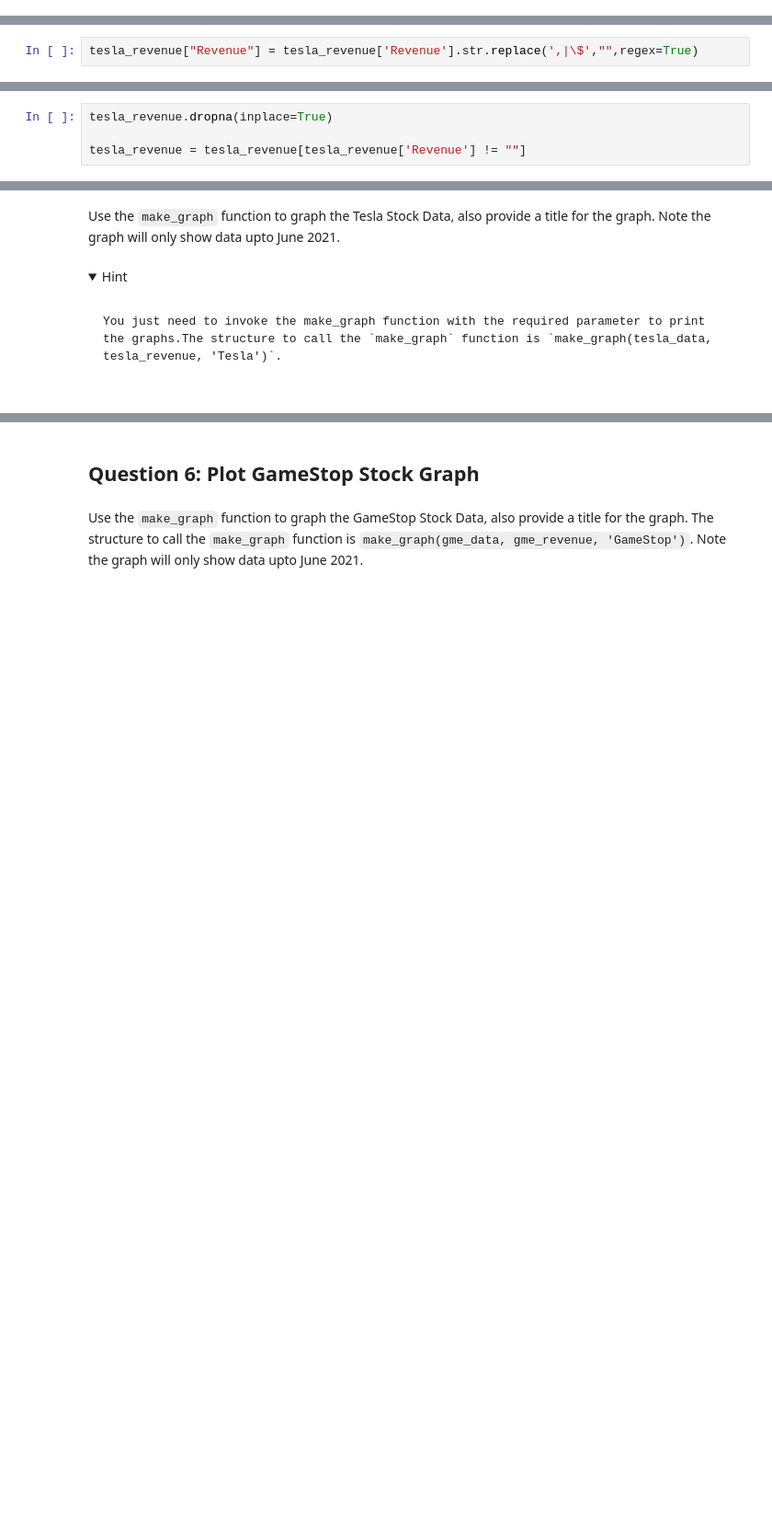
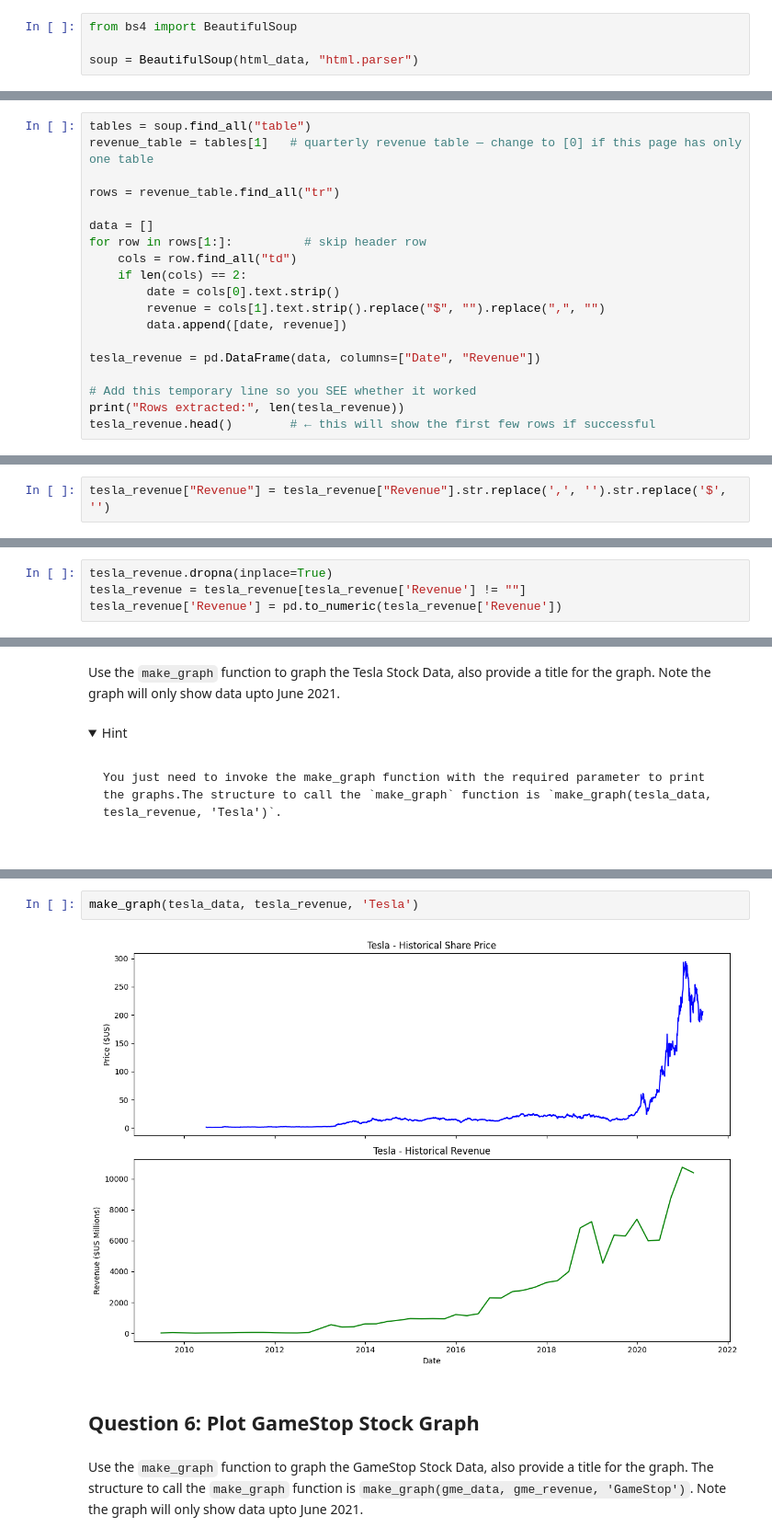
Before and after one commit to frinkinson/Data-Science, a Jupyter notebook: Revenue Data and Building a Dashboard.ipynb, the cells around one changed output, grey strips where cells are left out. Shown at 92% size. Drawn from its saved outputs; the diff is of its cells as text; folded sections open; blank space fills up the shorter version.

````diff
--- a/Revenue Data and Building a Dashboard.ipynb
+++ b/Revenue Data and Building a Dashboard.ipynb
@@ -93,5 +154,9 @@ Use the `requests` library to download the webpage https://cf-courses-data.s3.us
 # %% [markdown]
 Parse the html data using `beautiful_soup` using parser i.e `html5lib` or `html.parser`.
+# %%
+from bs4 import BeautifulSoup
+
+soup = BeautifulSoup(html_data, "html.parser")
 # %% [markdown]
 Using `BeautifulSoup` or the `read_html` function extract the table with `Tesla Revenue` and store it into a dataframe named `tesla_revenue`. The dataframe should have columns `Date` and `Revenue`.
 # %% [markdown]
@@ -125,3 +190,22 @@ We are focusing on quarterly revenue in the lab.
 ```
 
 </details>
+# %%
+tables = soup.find_all("table")
+revenue_table = tables[1]   # quarterly revenue table — change to [0] if this page has only one table
+
+rows = revenue_table.find_all("tr")
+
+data = []
+for row in rows[1:]:          # skip header row
+    cols = row.find_all("td")
+    if len(cols) == 2:
+        date = cols[0].text.strip()
+        revenue = cols[1].text.strip().replace("$", "").replace(",", "")
+        data.append([date, revenue])
+
+tesla_revenue = pd.DataFrame(data, columns=["Date", "Revenue"])
+
+# Add this temporary line so you SEE whether it worked
+print("Rows extracted:", len(tesla_revenue))
+tesla_revenue.head()        # ← this will show the first few rows if successful
@@ -128,12 +220,12 @@ We are focusing on quarterly revenue in the lab.
 # %% [markdown]
 Execute the following line to remove the comma and dollar sign from the `Revenue` column.
 # %%
-tesla_revenue["Revenue"] = tesla_revenue['Revenue'].str.replace(',|\$',"",regex=True)
+tesla_revenue["Revenue"] = tesla_revenue["Revenue"].str.replace(',', '').str.replace('$', '')
 # %% [markdown]
 Execute the following lines to remove an null or empty strings in the Revenue column.
 # %%
 tesla_revenue.dropna(inplace=True)
-
 tesla_revenue = tesla_revenue[tesla_revenue['Revenue'] != ""]
+tesla_revenue['Revenue'] = pd.to_numeric(tesla_revenue['Revenue'])
 # %% [markdown]
 Display the last 5 row of the `tesla_revenue` dataframe using the `tail` function. Take a screenshot of the results.
@@ -191,3 +382,7 @@ You just need to invoke the make_graph function with the required parameter to p
+# %%
+make_graph(tesla_data, tesla_revenue, 'Tesla')
+# %% [output]
+[figure, added]
 # %% [markdown]
 ## Question 6: Plot GameStop Stock Graph
 # %% [markdown]
````
Also changed, not shown: parts of 18 cells of this notebook.
